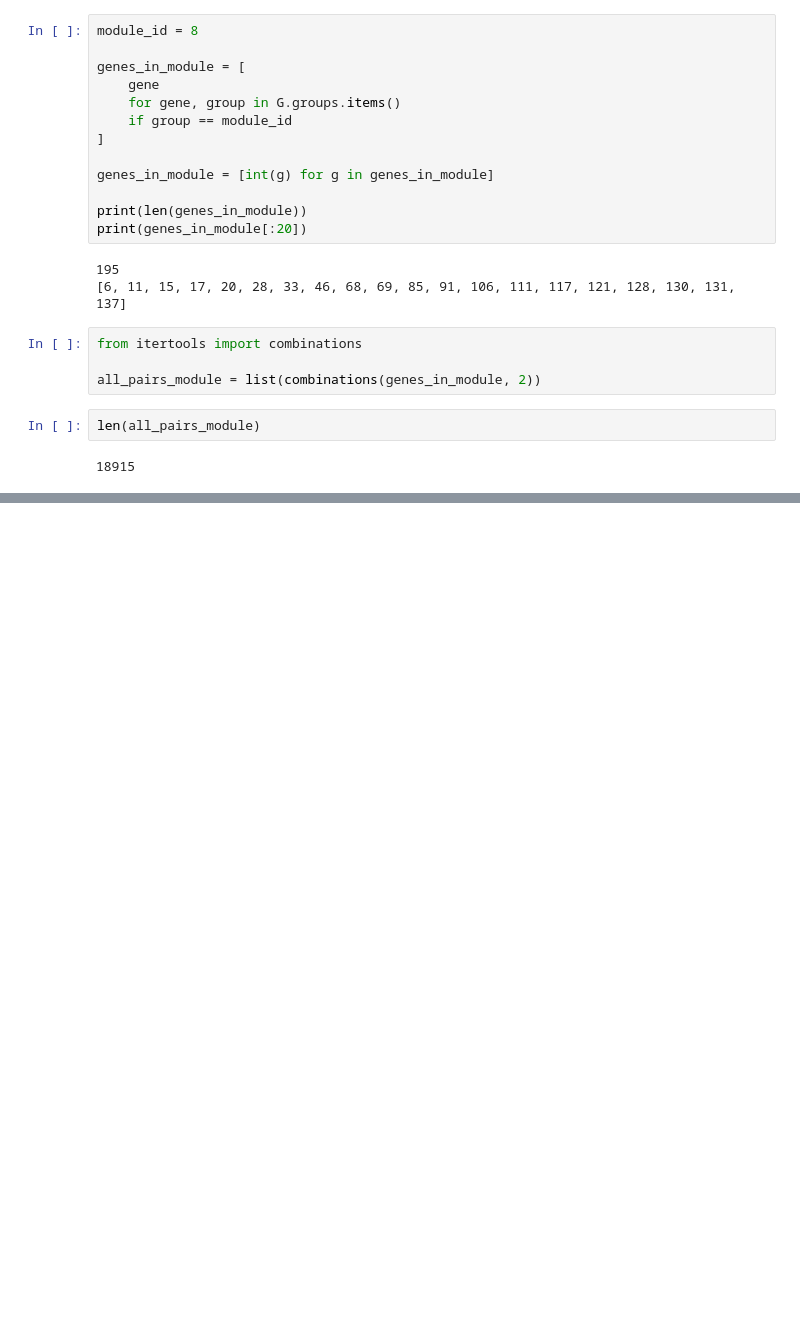
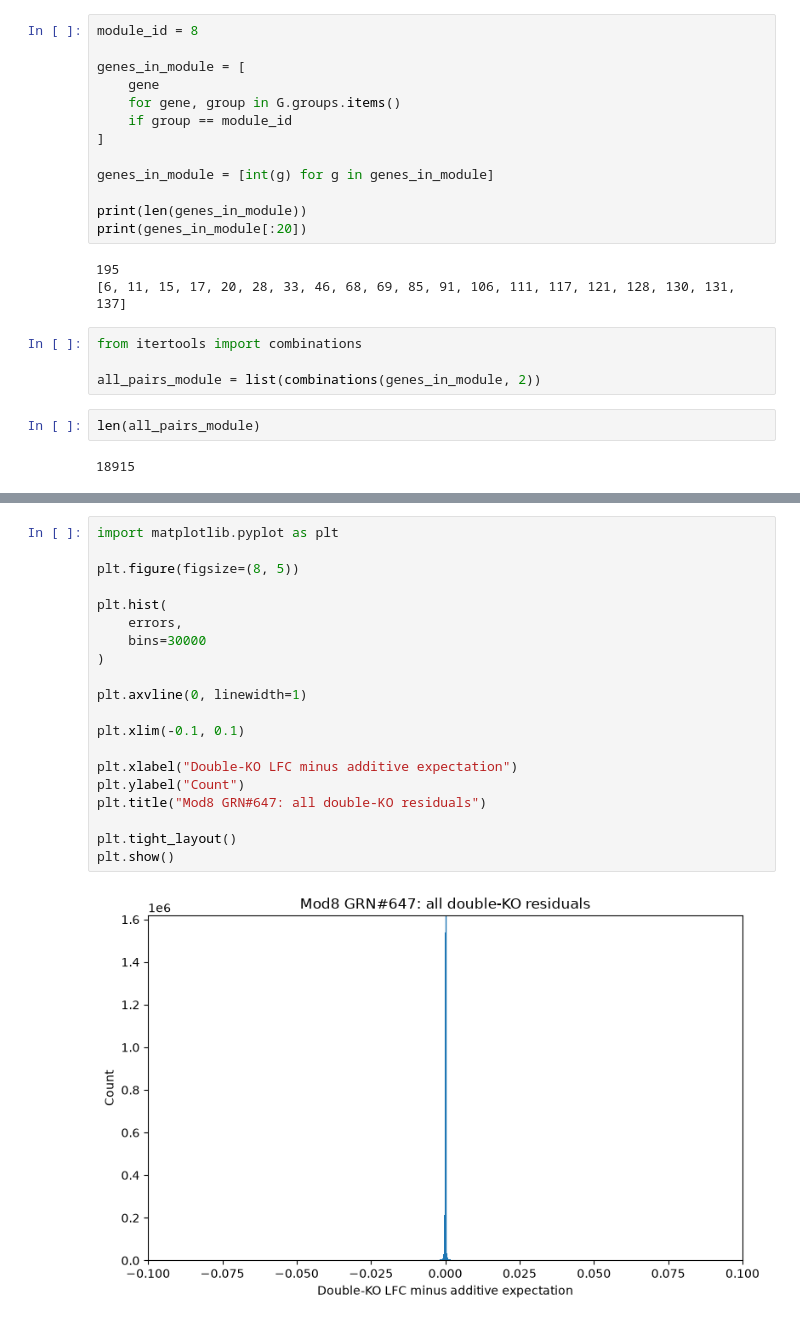
Before and after one commit to JiriBruthans/grn-paper, a Jupyter notebook: GRN#647-MLPV2.ipynb, the cells around one changed output, grey strips where cells are left out. Saved outputs shown, nothing was run; the diff lists cells and outputs as text; blank space fills up the shorter version.

```diff
--- a/GRN#647-MLPV2.ipynb
+++ b/GRN#647-MLPV2.ipynb
@@ -202,0 +144,22 @@ class PerturbationMLP(nn.Module):
+# %%
+import matplotlib.pyplot as plt
+
+plt.figure(figsize=(8, 5))
+
+plt.hist(
+    errors,
+    bins=30000
+)
+
+plt.axvline(0, linewidth=1)
+
+plt.xlim(-0.1, 0.1)
+
+plt.xlabel("Double-KO LFC minus additive expectation")
+plt.ylabel("Count")
+plt.title("Mod8 GRN#647: all double-KO residuals")
+
+plt.tight_layout()
+plt.show()
+# %% [output]
+[figure, added]
```
Also changed, not shown: parts of 12 cells of this notebook.
